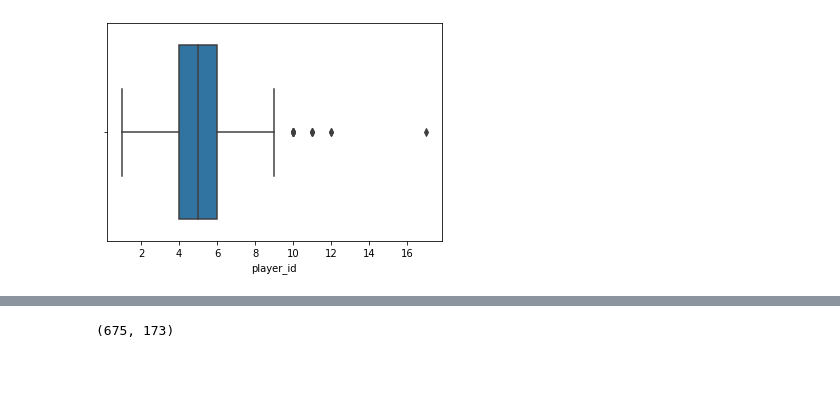
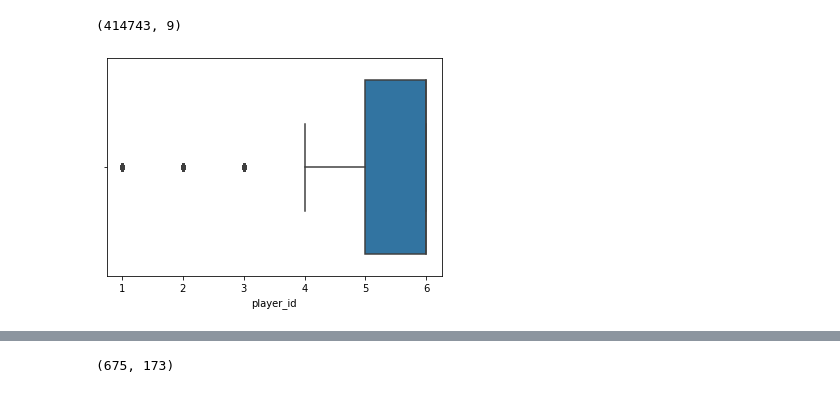
Before and after one commit to IMDxD/made_advance, a Jupyter notebook: hw2/hw2_rank.ipynb, the cells around one changed output, grey strips where cells are left out. Saved outputs shown, nothing was run; the diff lists cells and outputs as text; code cells hidden in the pictures.

```diff
--- a/hw2/hw2_rank.ipynb
+++ b/hw2/hw2_rank.ipynb
@@ -67,3 +71,5 @@ del players
+# %%
+train_data = train_data[train_data["questions_mask"].apply(len) == train_data["questionQty"]].copy()
 # %%
 sns.boxplot(train_data.groupby(["team_id", "tournament_id"])["player_id"].nunique());
 # %% [output]
@@ -71,4 +77,21 @@ sns.boxplot(train_data.groupby(["team_id", "tournament_id"])["player_id"].nuniqu
+# %%
+train_data.shape
+# %% [output]
+(414743, 9)
+# %%
+train_data = pd.merge(
+    train_data,
+    train_data.groupby("team_id")["player_id"].value_counts().rename("played_in_team").reset_index(),
+    on = ["team_id", "player_id"],
+    how="inner"
+)
+# %%
+most_played_index = train_data.groupby(["tournament_id", "team_id"]).apply(lambda x: x.sort_values("played_in_team", ascending=False).iloc[:6].index.values)
+# %%
+good_index = []
+for index in most_played_index:
+    good_index.extend(index)
 # %%
-sns.boxplot(test_data.groupby(["team_id", "tournament_id"])["player_id"].nunique());
+sns.boxplot(train_data.loc[good_index].groupby(["team_id", "tournament_id"])["player_id"].nunique());
 # %% [output]
-[figure, old version]
+[figure, new version]
```
Also changed, not shown: parts of 47 cells of this notebook.
